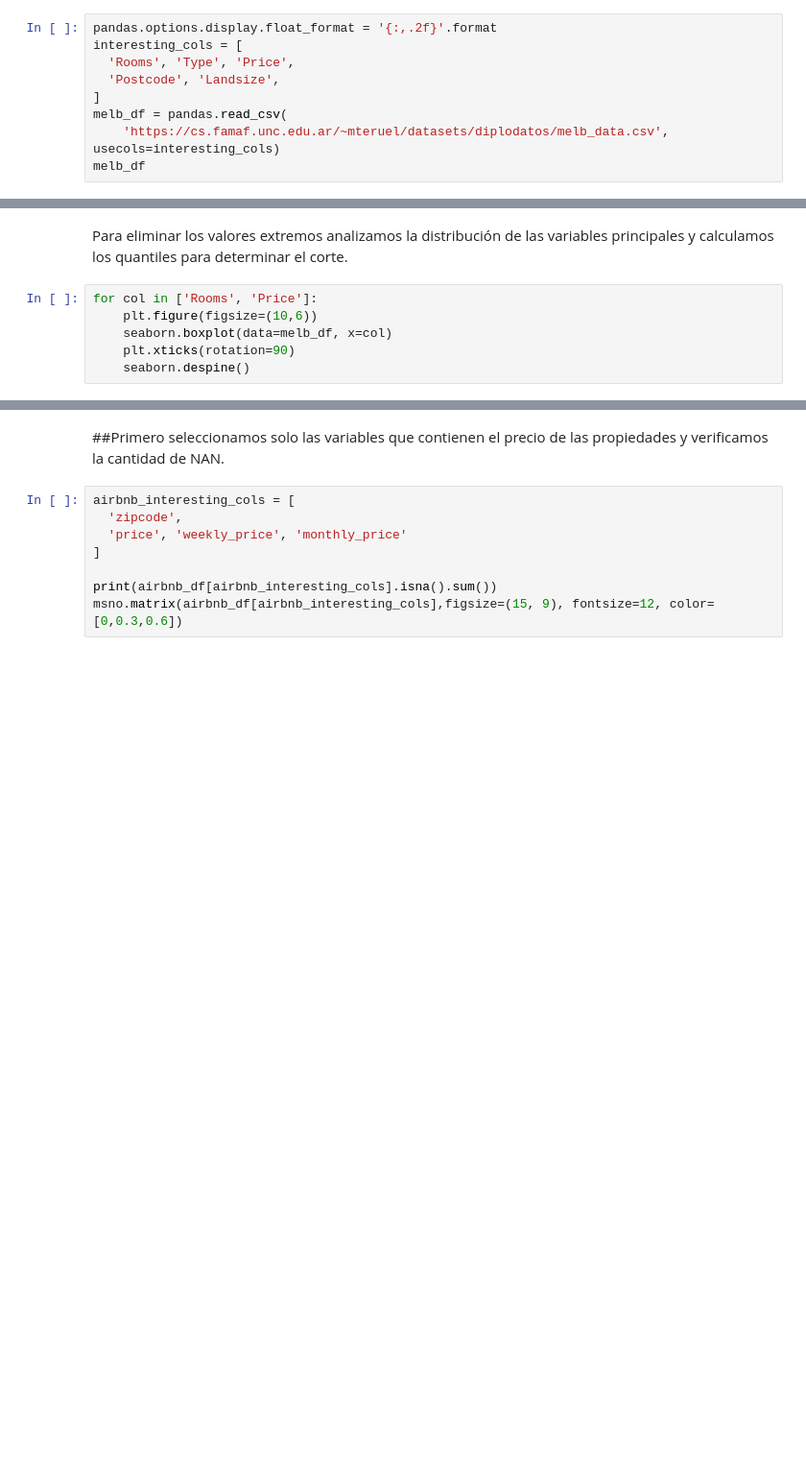
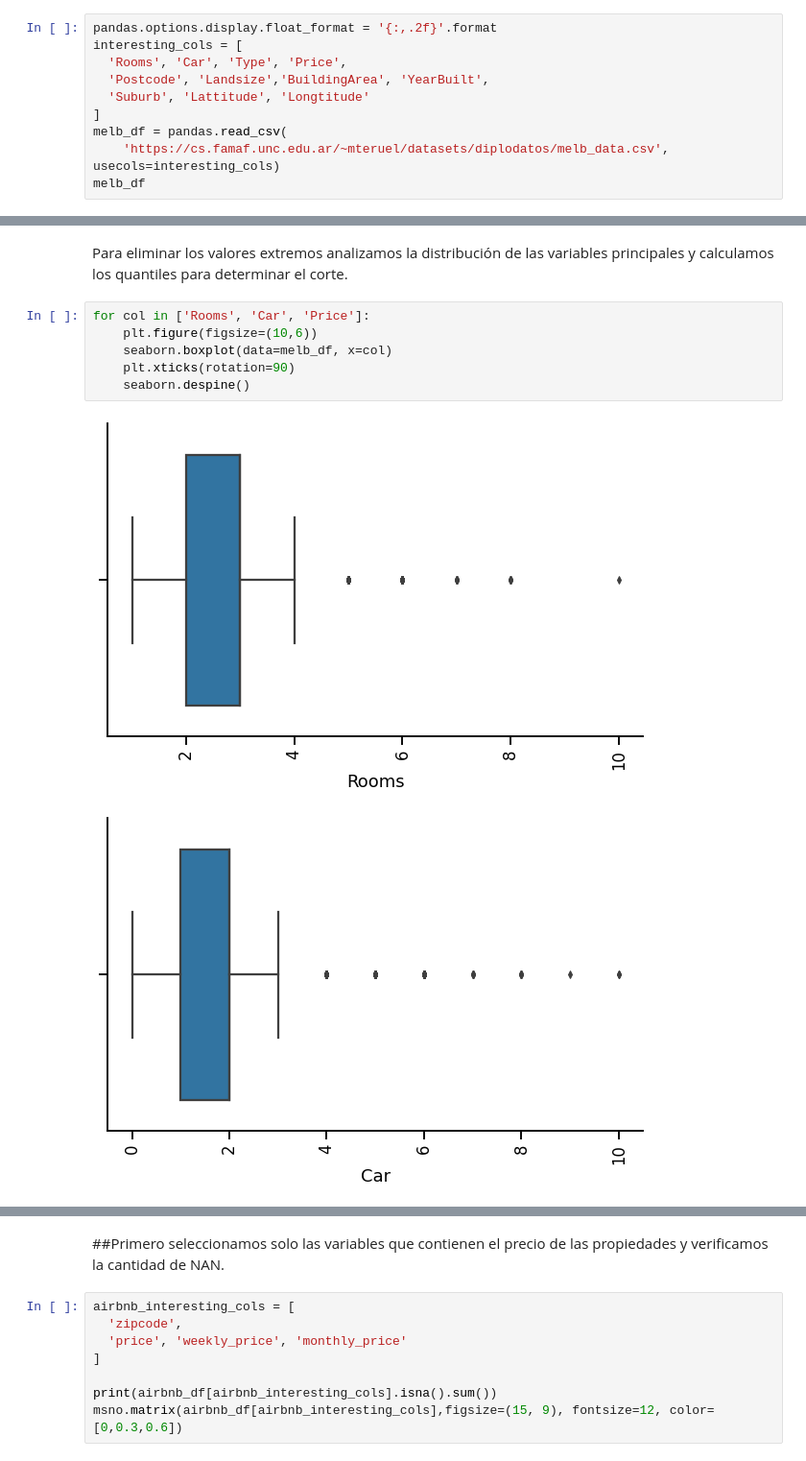
Before and after one commit to chino1504/diplodatos, a Jupyter notebook: EyCD/EyCD_G17_TP1.ipynb, the cells around one changed output, grey strips where cells are left out. Shown at 96% size. Drawn from its saved outputs; the diff is of its cells as text; blank space fills up the shorter version.

```diff
--- a/EyCD/EyCD_G17_TP1.ipynb
+++ b/EyCD/EyCD_G17_TP1.ipynb
@@ -238,8 +247,9 @@ El resto de variables no las hemos considerado ya que tiene una fuerte correlaci
 # %%
 pandas.options.display.float_format = '{:,.2f}'.format
 interesting_cols = [
-  'Rooms', 'Type', 'Price',
-  'Postcode', 'Landsize',
+  'Rooms', 'Car', 'Type', 'Price',
+  'Postcode', 'Landsize','BuildingArea', 'YearBuilt',
+  'Suburb', 'Lattitude', 'Longtitude'
 ]
 melb_df = pandas.read_csv(
     'https://cs.famaf.unc.edu.ar/~mteruel/datasets/diplodatos/melb_data.csv', usecols=interesting_cols)
@@ -247,8 +271,11 @@ melb_df
 # %% [markdown]
 Para eliminar los valores extremos analizamos la distribución de las variables principales y calculamos los quantiles para determinar el corte.
 # %%
-for col in ['Rooms', 'Price']:
+for col in ['Rooms', 'Car', 'Price']:
     plt.figure(figsize=(10,6))
     seaborn.boxplot(data=melb_df, x=col)
     plt.xticks(rotation=90)
     seaborn.despine()
+# %% [output]
+[figure, added]
+[figure, added]
```
Also changed, not shown: parts of 29 cells of this notebook, 1 other file.
